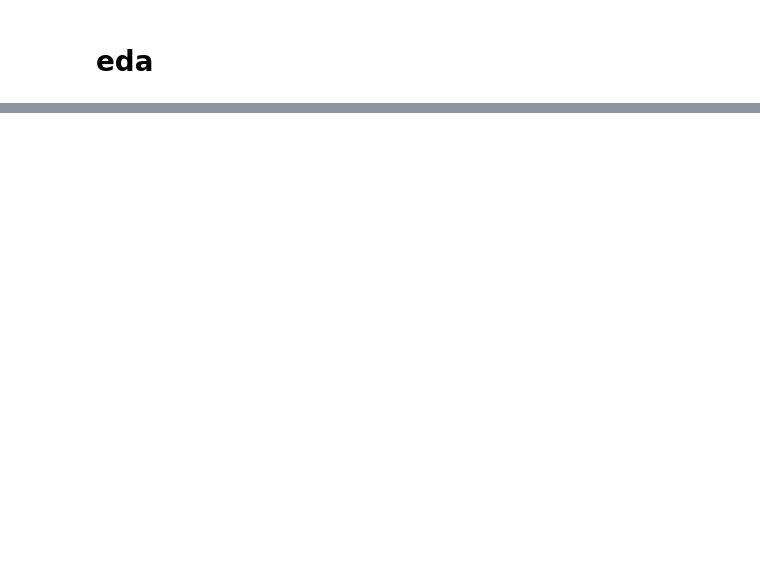
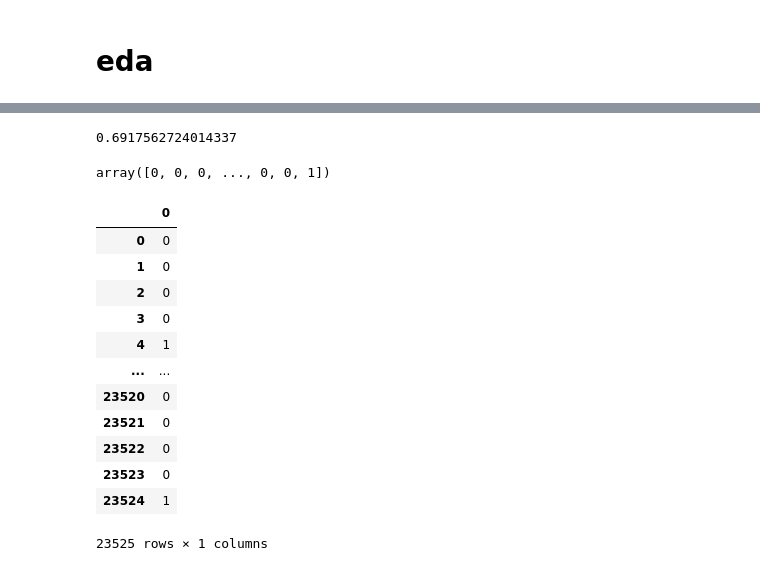
Before and after one commit to mmmhdp/nn_labs, a Jupyter notebook: lab_1.ipynb, the cells around one changed output, grey strips where cells are left out. Drawn from its saved outputs; the diff is of its cells as text; code cells hidden in the pictures; blank space fills up the shorter version.

```diff
--- a/lab_1.ipynb
+++ b/lab_1.ipynb
@@ -586,0 +180,24 @@ array([1., 1., 1., ..., 1., 1., 1.], dtype=float32)
+# %%
+class HotelTrainDataCont(Dataset):
+    def __init__(self, X, y):
+        self.X = tr.FloatTensor(X.to_numpy())
+        self.y = tr.FloatTensor(y.to_numpy())
+
+
+    def __len__(self):
+        return self.X.shape[0]
+
+    def __getitem__(self, ind):
+        return (self.X[ind], self.y[ind])
+
+
+class HotelValidationDataCont(Dataset):
+
+    def __init__(self, X):
+        self.X = tr.FloatTensor(X.to_numpy())
+
+    def __len__(self):
+        return self.X.shape[0]
+
+    def __getitem__(self, ind):
+        return self.X[ind]
@@ -586,0 +518,40 @@ array([1., 1., 1., ..., 1., 1., 1.], dtype=float32)
+# %%
+test_pred_target = regr.predict(test_data.X.to(tr.device('cpu')))
+test_real_target = test_data.y.cpu()
+
+pred_target = np.array(test_pred_target.detach().cpu())
+
+real_target = np.array(test_real_target.cpu())
+pred_target = np.array([(lambda el: 1 if el>0.3 else 0)(el) for el in pred_target])
+
+accuracy_score(real_target, pred_target)
+# %% [output]
+0.6917562724014337
+# %%
+validation_data = dpr.get_validation_data_cont()
+
+pred_target = regr.predict(validation_data.X.to(tr.device('cpu')))
+
+pred_target = np.array(pred_target.detach().cpu())
+pred_target = np.array([(lambda el: 1 if el>0.3 else 0)(el) for el in pred_target])
+
+pred_target
+# %% [output]
+array([0, 0, 0, ..., 0, 0, 1])
+# %%
+pred_dt = pd.DataFrame(pred_target)
+pred_dt
+# %% [output]
+|  | 0 |
+| 0 | 0 |
+| 1 | 0 |
+| 2 | 0 |
+| 3 | 0 |
+| 4 | 1 |
+| ... | ... |
+| 23520 | 0 |
+| 23521 | 0 |
+| 23522 | 0 |
+| 23523 | 0 |
+| 23524 | 1 |
+23525 rows × 1 columns
```
Also changed, not shown: parts of 49 cells of this notebook.
